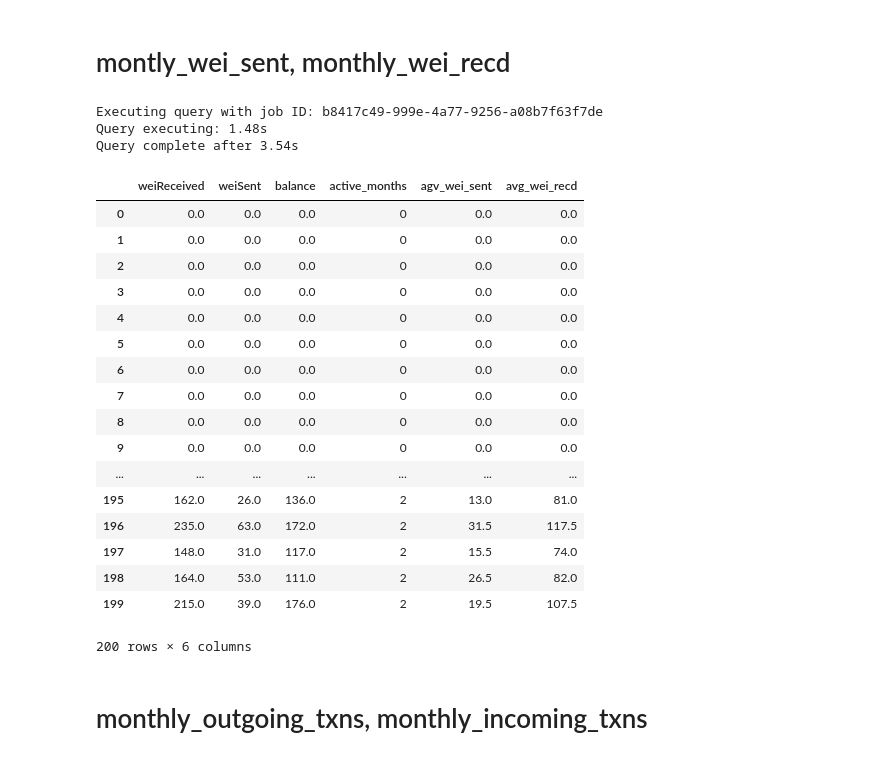
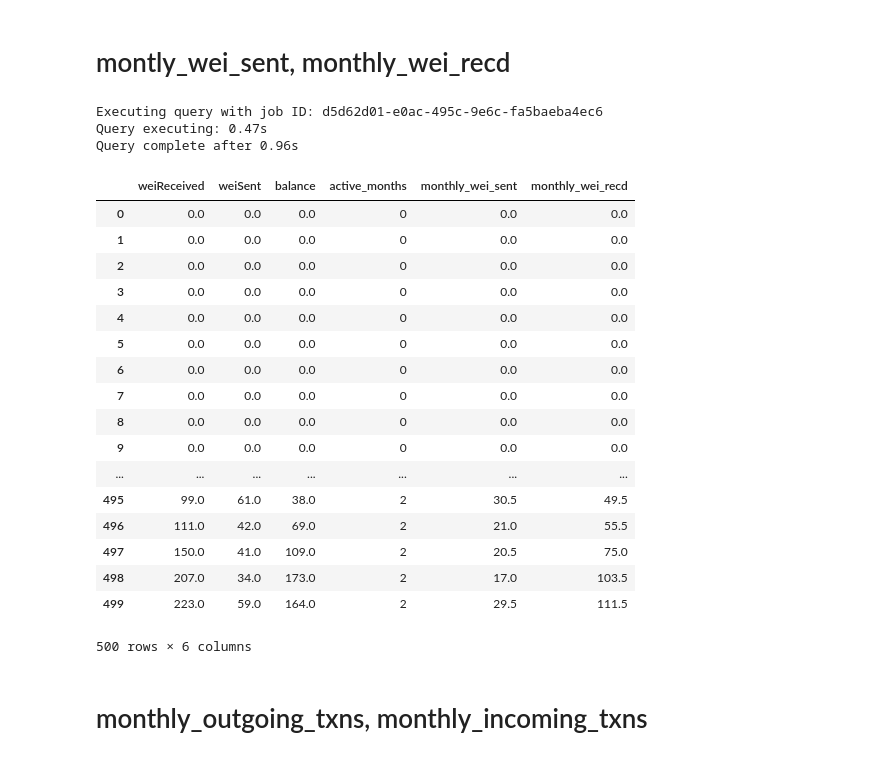
Before and after one commit to mgsgde/ethcluster, a Jupyter notebook: bigquery/feature_creation_via_standard_sql_and_bigquery.ipynb, the cells around one changed output. Drawn from its saved outputs; the diff is of its cells as text; code cells hidden in the pictures.

```diff
--- a/bigquery/feature_creation_via_standard_sql_and_bigquery.ipynb
+++ b/bigquery/feature_creation_via_standard_sql_and_bigquery.ipynb
@@ -25,5 +25,5 @@ Query complete after 5.43s
 # %%
-size_sample_data = 200
+size_sample_data = 500
 # %%
 metadata.to_html("./test.html")
 # %% [markdown]
@@ -41,7 +41,7 @@ call_type_sample = np.random.choice(call_types, 2*size_sample_data, p=prob_call_
 # Generate sample data for "trace_type"
 # %%
 additional_trace_types = ["create", "suicide", "reward", "genesis", "daofork"]
-prob_additional_trace_types = [0.025, 0.025, 0.9, 0.025, 0.025]
+prob_additional_trace_types = [0.0625, 0.0125, 0.9, 0.0125, 0.0125]
 
 trace_type_sample = []
 for ct in call_type_sample:
@@ -723,22 +723,22 @@ features.to_gbq('ethereum_us.sample_features', if_exists="replace")
 # %%
 %%bigquery --project masterarbeit-245718 --verbose
 
 select
     *,
     CASE
         when active_months > 0 THEN weiSent / active_months
         when active_months = 0 THEN 0
-    END as monthl_wei_sent,
+    END as monthly_wei_sent,
     CASE
         when active_months > 0 THEN weiReceived / active_months
         when active_months = 0 THEN 0
-    END as avg_wei_recd
+    END as monthly_wei_recd
 from `ethereum_us.sample_features`
 # %% [output]
-Executing query with job ID: b8417c49-999e-4a77-9256-a08b7f63f7de
-Query executing: 1.48s
-Query complete after 3.54s
+Executing query with job ID: d5d62d01-e0ac-495c-9e6c-fa5baeba4ec6
+Query executing: 0.47s
+Query complete after 0.96s
-|  | weiReceived | weiSent | balance | active_months | agv_wei_sent | avg_wei_recd |
+|  | weiReceived | weiSent | balance | active_months | monthly_wei_sent | monthly_wei_recd |
 | 0 | 0.0 | 0.0 | 0.0 | 0 | 0.0 | 0.0 |
 | 1 | 0.0 | 0.0 | 0.0 | 0 | 0.0 | 0.0 |
 | 2 | 0.0 | 0.0 | 0.0 | 0 | 0.0 | 0.0 |
@@ -750,12 +750,12 @@ Query complete after 3.54s
 | 8 | 0.0 | 0.0 | 0.0 | 0 | 0.0 | 0.0 |
 | 9 | 0.0 | 0.0 | 0.0 | 0 | 0.0 | 0.0 |
 | ... | ... | ... | ... | ... | ... | ... |
-| 195 | 162.0 | 26.0 | 136.0 | 2 | 13.0 | 81.0 |
-| 196 | 235.0 | 63.0 | 172.0 | 2 | 31.5 | 117.5 |
-| 197 | 148.0 | 31.0 | 117.0 | 2 | 15.5 | 74.0 |
-| 198 | 164.0 | 53.0 | 111.0 | 2 | 26.5 | 82.0 |
-| 199 | 215.0 | 39.0 | 176.0 | 2 | 19.5 | 107.5 |
+| 495 | 99.0 | 61.0 | 38.0 | 2 | 30.5 | 49.5 |
+| 496 | 111.0 | 42.0 | 69.0 | 2 | 21.0 | 55.5 |
+| 497 | 150.0 | 41.0 | 109.0 | 2 | 20.5 | 75.0 |
+| 498 | 207.0 | 34.0 | 173.0 | 2 | 17.0 | 103.5 |
+| 499 | 223.0 | 59.0 | 164.0 | 2 | 29.5 | 111.5 |
-200 rows × 6 columns
+500 rows × 6 columns
 # %% [markdown]
 # monthly_outgoing_txns, monthly_incoming_txns
 # %%
```
Also changed, not shown: parts of 22 cells of this notebook.
